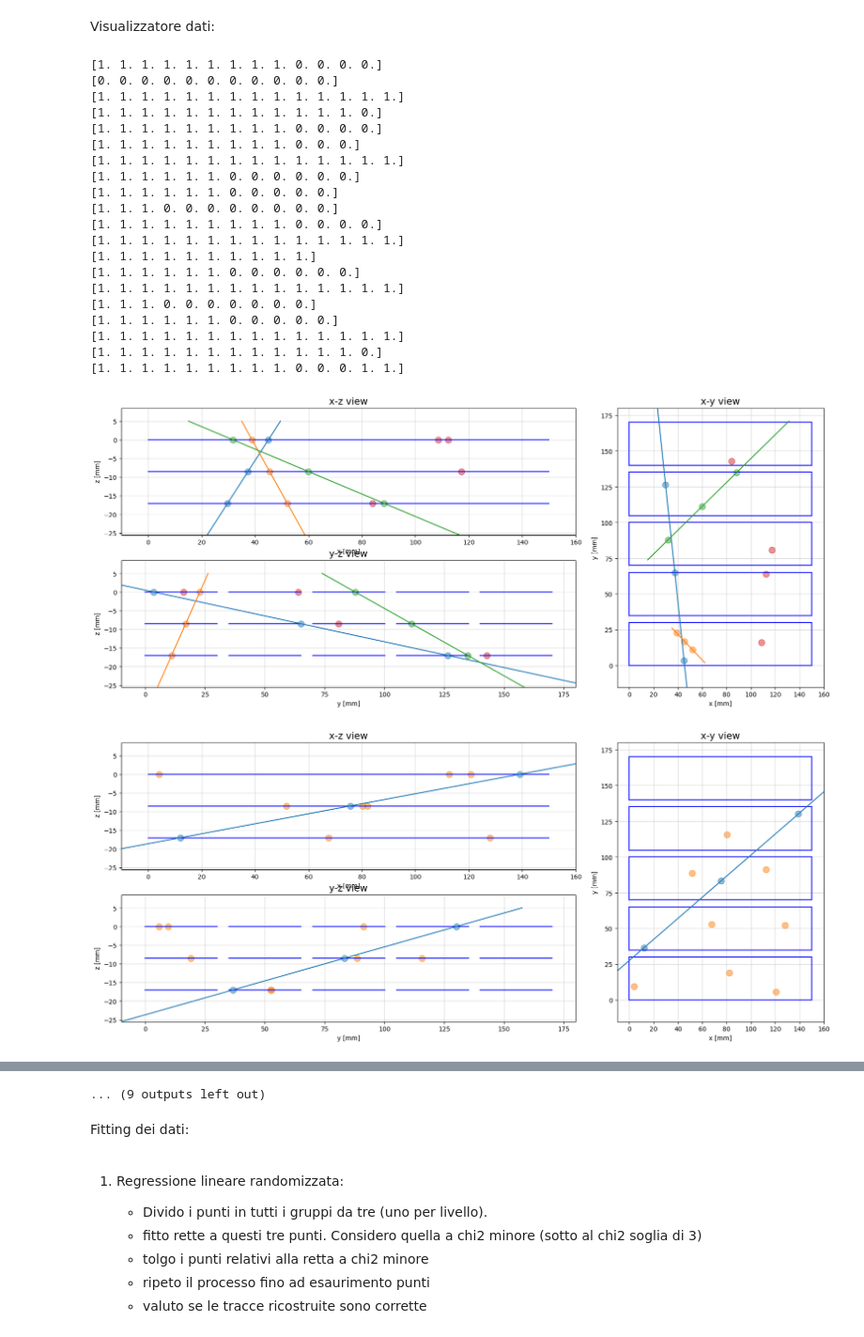
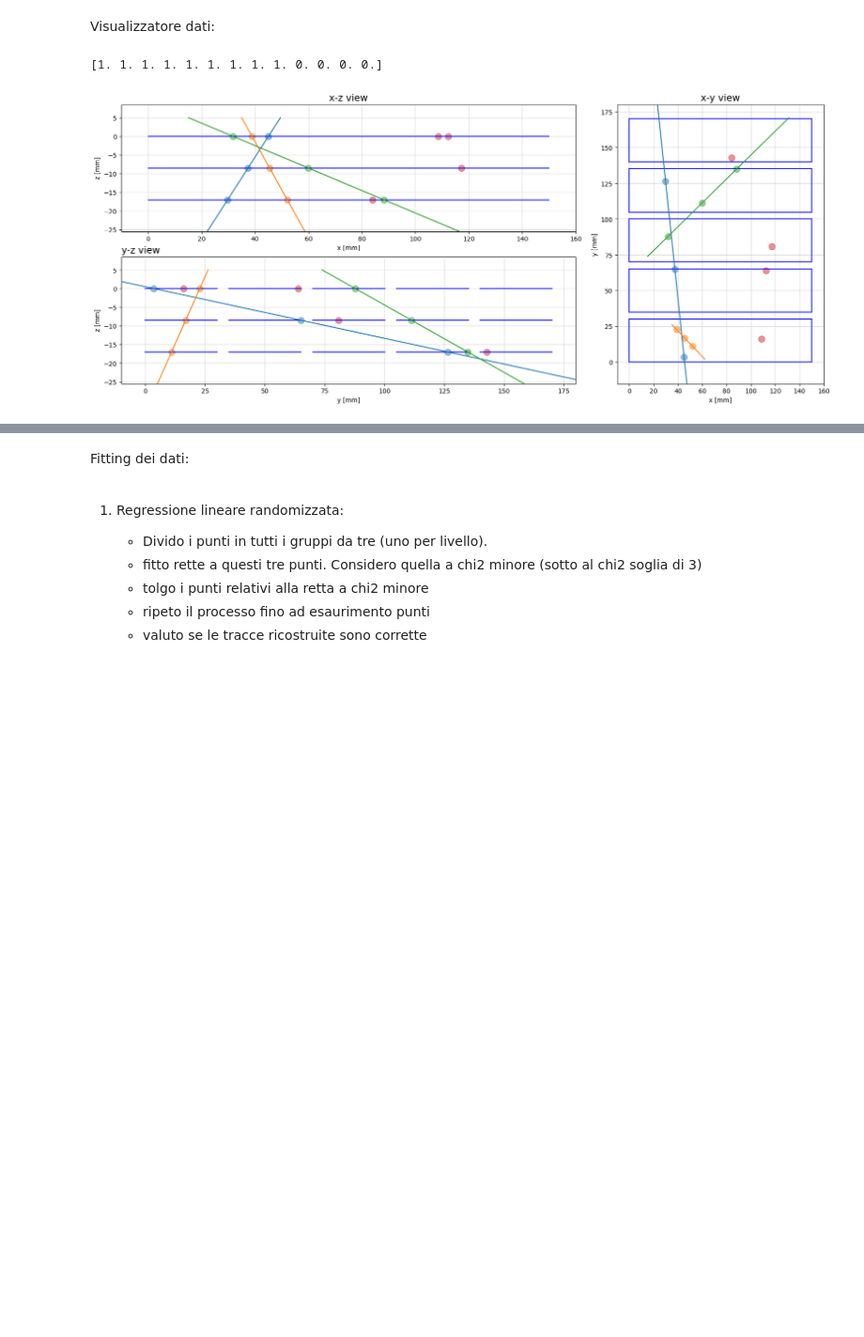
Before and after one commit to lucasulinux/prog_tesi, a Jupyter notebook: prog_Di_Turi.ipynb, the cells around one changed output, grey strips where cells are left out. Shown at 94% size. Saved outputs shown, nothing was run; the diff lists cells and outputs as text; code cells hidden in the pictures; blank space fills up the shorter version.

```diff
--- a/prog_Di_Turi.ipynb
+++ b/prog_Di_Turi.ipynb
@@ -20,39 +20,3 @@ ProbNoise = config_gen.ProbNoise
 ProbMiss = config_gen.ProbMiss
 # %% [markdown]
 Generatore di dataset:
-# %%
-num_samples = config_gen.N_EVGEN
-num_lines_per_plot = config_gen.N_TRK
-num_plots,num_gen_events = 0,0
-cont = []
-
-while (num_gen_events<=num_samples):
-
-    point, direction = generate_random_line()   #Se volessi generare la retta da un punto specifico, devo dare in pasto una lista [x,y,z=0], un bool False --generate_random_line(point,False)
-    points_on_line = get_points(direction, point,[0.,-dist_z,-2*dist_z])
-
-    if limiti_spaziali(points_on_line):
-        num_plots+=1
-        for i in points_on_line.T[1]:
-            if missed_stave(i, stavew, Lgap) and ( True in np.isclose(points_on_line,i) ):
-                indici = np.where( np.isclose(points_on_line,i) )
-                if(len(indici)==1):
-                    points_on_line = np.delete(points_on_line,indici[0]*3+range(3))
-                if(len(indici)>1):
-                    points_on_line = np.delete(points_on_line,indici[0][0]*3+range(3))
-                    points_on_line = points_on_line.reshape(-1,3)
-            noise_index = np.random.uniform(0,1)
-
-            if (noise_index < ProbMiss) and (len(points_on_line)>0):
-                indici = np.array( np.random.randint(0,len(points_on_line)) )
-                points_on_line = np.delete(points_on_line,indici*3+range(3))
-            points_on_line = points_on_line.reshape(-1,3)
-        cont.append( dati( num_gen_events , points_on_line , direction , point , num_plots) )
-        noise = noise_gen(ProbNoise, dist_z)
-        cont.append( dati(num_gen_events, noise, np.zeros_like(direction),np.zeros_like(point),-1) )
-
-    if(num_plots==num_lines_per_plot):
-        num_plots = 0
-        num_gen_events+=1 #index for the plot
-
-save_csv_py(cont)
@@ -61,7 +61,7 @@ Visualizzatore dati:
 # %%
 
 counter = 0
-n_plot = 20
+n_plot = 1
 nome = '/home/luca/Uni/VI/Tesi/reconstructed_tracks_5_no_NaN.csv'
 df = pd.read_csv(nome, header=None).dropna()
 event = df.iloc[:, 0]
@@ -80,51 +80,31 @@ for i in event_values[:n_plot]:
         if any(np.all(np.isclose(a, b)) for b in direction_reco):
             continue
         direction_reco.append(a)
     direction_reco = np.array(direction_reco)
 
 
     # mi dice quante diverse rette ho generato per l'evento i
     for j in range(len(direction_reco)):
         idx = np.where(np.all(direction[maschera_punti].astype(float) == direction_reco[j], axis=1))[0]
         points.append(points_reco[maschera_punti][idx])
 
     for a in point_on_line[maschera_punti].astype(float):
         if any(np.all(np.isclose(a, b)) for b in pol):
             continue
         pol.append(a)
     pol=np.array(pol)
     direction_reco = np.array(direction_reco)
     rec_id = np.array(rec[maschera_punti]).astype(float)
     if np.any(direction_reco == 0):
         seg = False
     else:
         seg = True
 
     if(is_null(len(points))):
         continue
     else:
         display_single_fit(points,direction_reco,pol,seg)
         print(rec_id)
 # %% [output]
 [1. 1. 1. 1. 1. 1. 1. 1. 1. 0. 0. 0. 0.]
-[0. 0. 0. 0. 0. 0. 0. 0. 0. 0. 0.]
-[1. 1. 1. 1. 1. 1. 1. 1. 1. 1. 1. 1. 1. 1.]
-[1. 1. 1. 1. 1. 1. 1. 1. 1. 1. 1. 1. 0.]
-[1. 1. 1. 1. 1. 1. 1. 1. 1. 0. 0. 0. 0.]
-[1. 1. 1. 1. 1. 1. 1. 1. 1. 0. 0. 0.]
-[1. 1. 1. 1. 1. 1. 1. 1. 1. 1. 1. 1. 1. 1.]
-[1. 1. 1. 1. 1. 1. 0. 0. 0. 0. 0. 0.]
-[1. 1. 1. 1. 1. 1. 0. 0. 0. 0. 0.]
-[1. 1. 1. 0. 0. 0. 0. 0. 0. 0. 0.]
-[1. 1. 1. 1. 1. 1. 1. 1. 1. 0. 0. 0. 0.]
-[1. 1. 1. 1. 1. 1. 1. 1. 1. 1. 1. 1. 1. 1.]
-[1. 1. 1. 1. 1. 1. 1. 1. 1. 1.]
-[1. 1. 1. 1. 1. 1. 0. 0. 0. 0. 0. 0.]
-[1. 1. 1. 1. 1. 1. 1. 1. 1. 1. 1. 1. 1. 1.]
-[1. 1. 1. 0. 0. 0. 0. 0. 0. 0.]
-[1. 1. 1. 1. 1. 1. 0. 0. 0. 0. 0.]
-[1. 1. 1. 1. 1. 1. 1. 1. 1. 1. 1. 1. 1. 1.]
-[1. 1. 1. 1. 1. 1. 1. 1. 1. 1. 1. 1. 0.]
-[1. 1. 1. 1. 1. 1. 1. 1. 1. 0. 0. 0. 1. 1.]
-[figure, old version]
+[figure, new version]
-[figure, removed]
@@ -140,4 +111,3 @@ for i in event_values[:n_plot]:
-... (9 outputs left out)
 # %% [markdown]
 Fitting dei dati:
 # %% [markdown]
```
Also changed, not shown: parts of 4 cells of this notebook, 1 other file.
